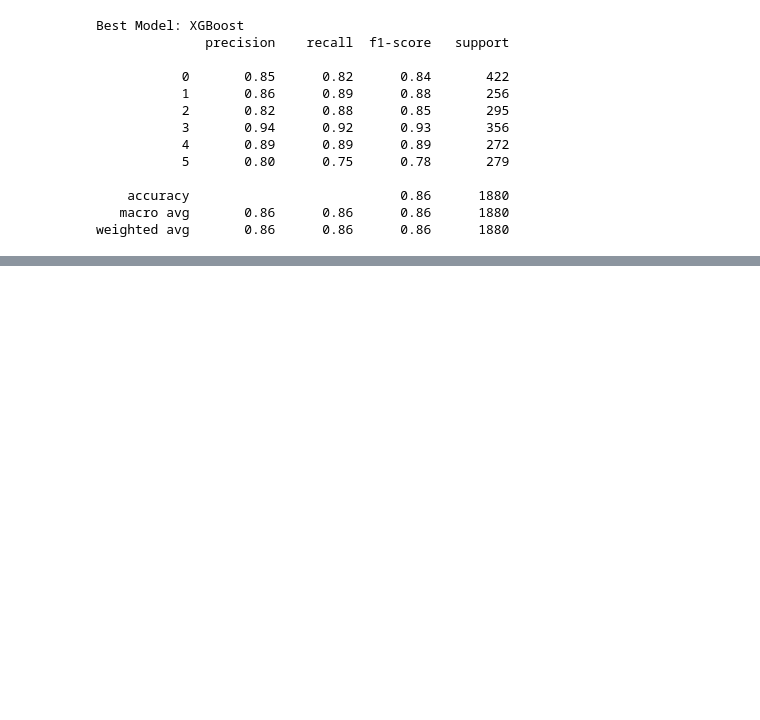
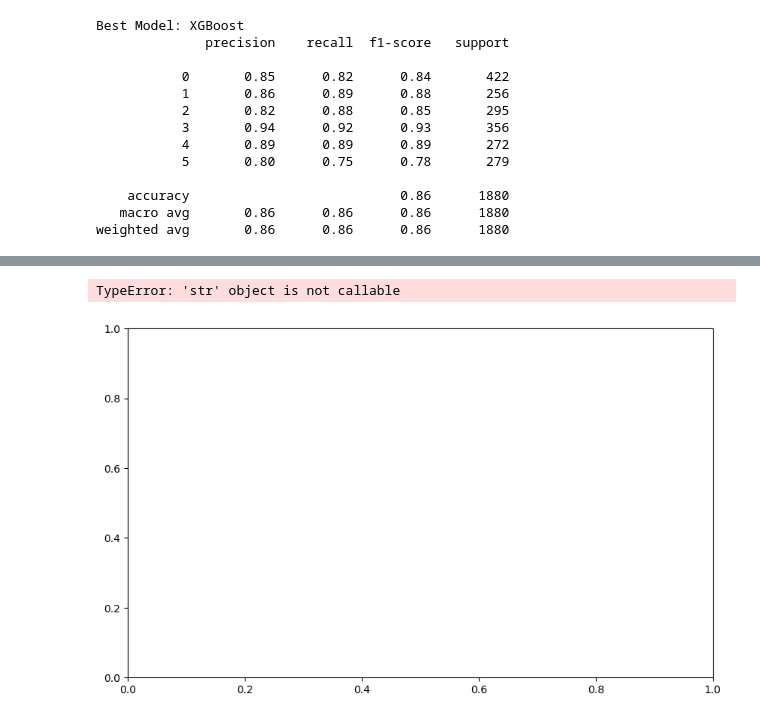
Before and after one commit to Nida3243/NLP-assignment-4, a Jupyter notebook: prediction_model.ipynb, the cells around one changed output, grey strips where cells are left out. Drawn from its saved outputs; the diff is of its cells as text; code cells hidden in the pictures; blank space fills up the shorter version.

```diff
--- a/prediction_model.ipynb
+++ b/prediction_model.ipynb
@@ -376,7 +371,7 @@ from sklearn.preprocessing import LabelEncoder
 from sklearn.metrics import classification_report, accuracy_score
 
 # Step 1: Load the dataset
-df = pd.read_csv('/content/aw_fb_data.csv')
+df = pd.read_csv(r'C:\Users\W4FGXUV\Downloads\My\aw_fb_data.csv\aw_fb_data.csv')  # Replace with the path to your CSV file
 
 # Step 2: Preprocess the dataset
 # Encoding categorical columns
@@ -450,0 +516,43 @@ shap.summary_plot(shap_values, X_test)
+# %%
+# Step 8: Explainable AI (XAI) - SHAP for Model Interpretation
+
+# Install SHAP if not installed
+
+
+import shap
+import matplotlib.pyplot as plt
+
+# Step 8.1: Create a SHAP Explainer
+# Use the XGBoost model (better SHAP compatibility)
+explainer = shap.Explainer(voting_clf.named_estimators_['xgb'], X_train)
+
+# Step 8.2: Compute SHAP values for the test set
+shap_values = explainer(X_test)
+
+# Step 8.3: Plot Feature Importance - Bar Plot
+plt.figure(figsize=(10, 6))
+shap.summary_plot(
+    shap_values,
+    X_test,
+    plot_type="bar",
+    plot_size=(10, 6),
+    max_display=10,   # Top 10 features
+    color='coolwarm'
+)
+plt.title('Feature Importance (Bar Plot)', fontsize=16)
+plt.show()
+
+# Step 8.4: Detailed Summary Plot (Beeswarm/Dot Plot)
+plt.figure(figsize=(10, 6))
+shap.summary_plot(
+    shap_values,
+    X_test,
+    plot_size=(10, 6),
+    color_bar=True,
+    cmap='coolwarm'
+)
+plt.title('SHAP Summary Plot (Beeswarm)', fontsize=16)
+plt.show()
+# %% [output]
+TypeError: 'str' object is not callable
+[figure, added]
```
Also changed, not shown: parts of 12 cells of this notebook, 3 other files.
